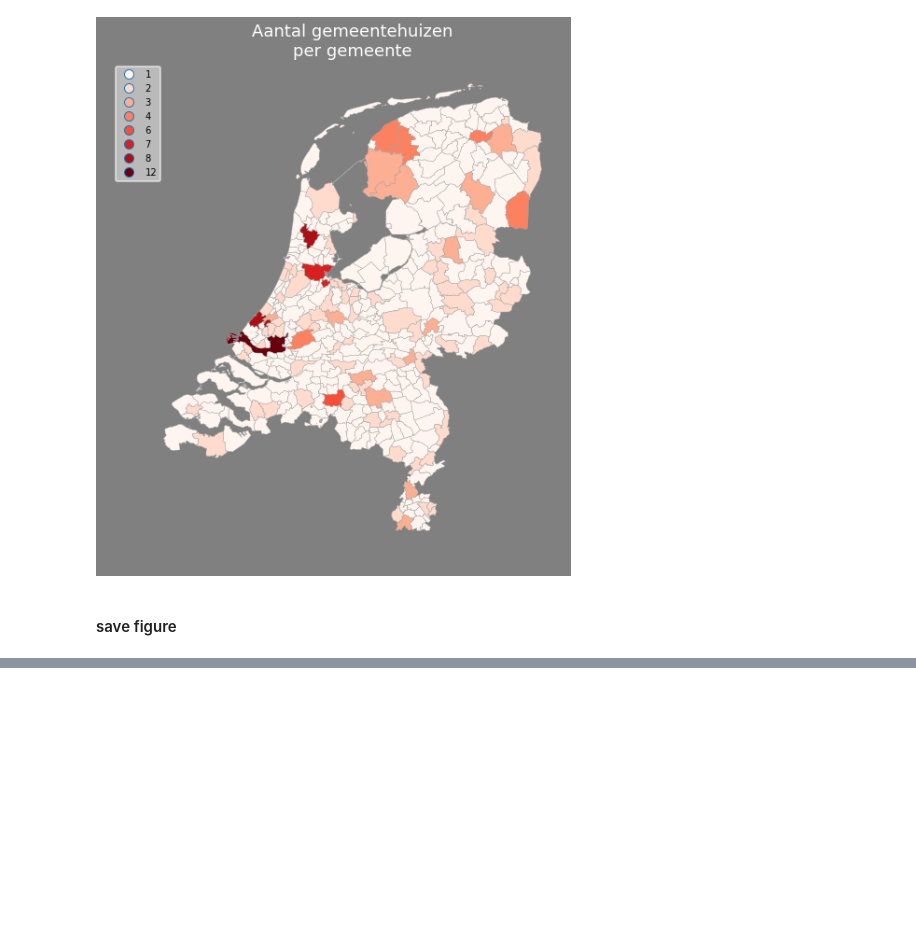
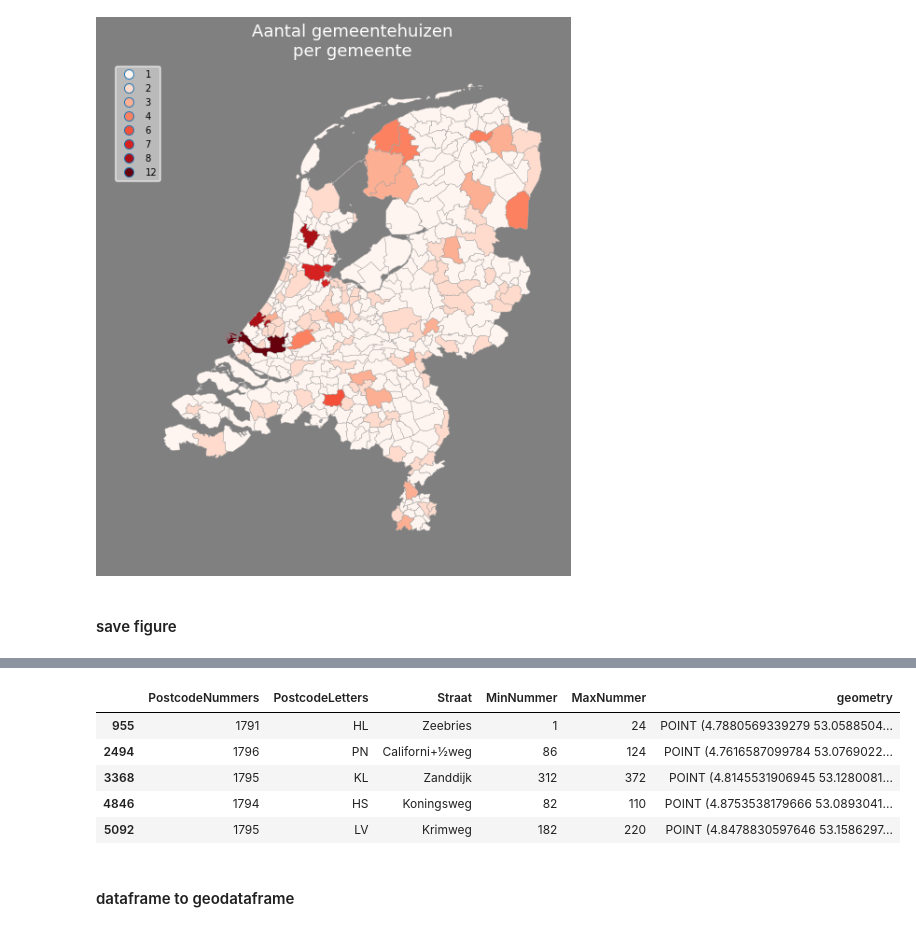
Before and after one commit to Brinkhuis/Tutorials, a Jupyter notebook: geopandas/notebook/geopandas.ipynb, the cells around one changed output, grey strips where cells are left out. Cells and saved outputs as stored; diff of their text form; code cells hidden in the pictures; blank space fills up the shorter version.

```diff
--- a/geopandas/notebook/geopandas.ipynb
+++ b/geopandas/notebook/geopandas.ipynb
@@ -274,0 +334,13 @@ f.savefig(filepath) # without facecolor specified
+# %%
+df_texel['geometry'] = df_texel.apply(lambda g: Point((g.Longitude, g.Latitude)), axis=1)
+df_texel.drop(['Longitude', 'Latitude'], axis=1, inplace=True)
+df_texel[['PostcodeNummers', 'PostcodeLetters', 'Straat', 'MinNummer', 'MaxNummer', 'geometry']].head()
+# %% [output]
+|  | PostcodeNummers | PostcodeLetters | Straat | MinNummer | MaxNummer | geometry |
+| 955 | 1791 | HL | Zeebries | 1 | 24 | POINT (4.7880569339279 53.0588504... |
+| 2494 | 1796 | PN | Californi+½weg | 86 | 124 | POINT (4.7616587099784 53.0769022... |
+| 3368 | 1795 | KL | Zanddijk | 312 | 372 | POINT (4.8145531906945 53.1280081... |
+| 4846 | 1794 | HS | Koningsweg | 82 | 110 | POINT (4.8753538179666 53.0893041... |
+| 5092 | 1795 | LV | Krimweg | 182 | 220 | POINT (4.8478830597646 53.1586297... |
+# %% [markdown]
+#### dataframe to geodataframe
```
Also changed, not shown: parts of 26 cells of this notebook, 2 other files.
